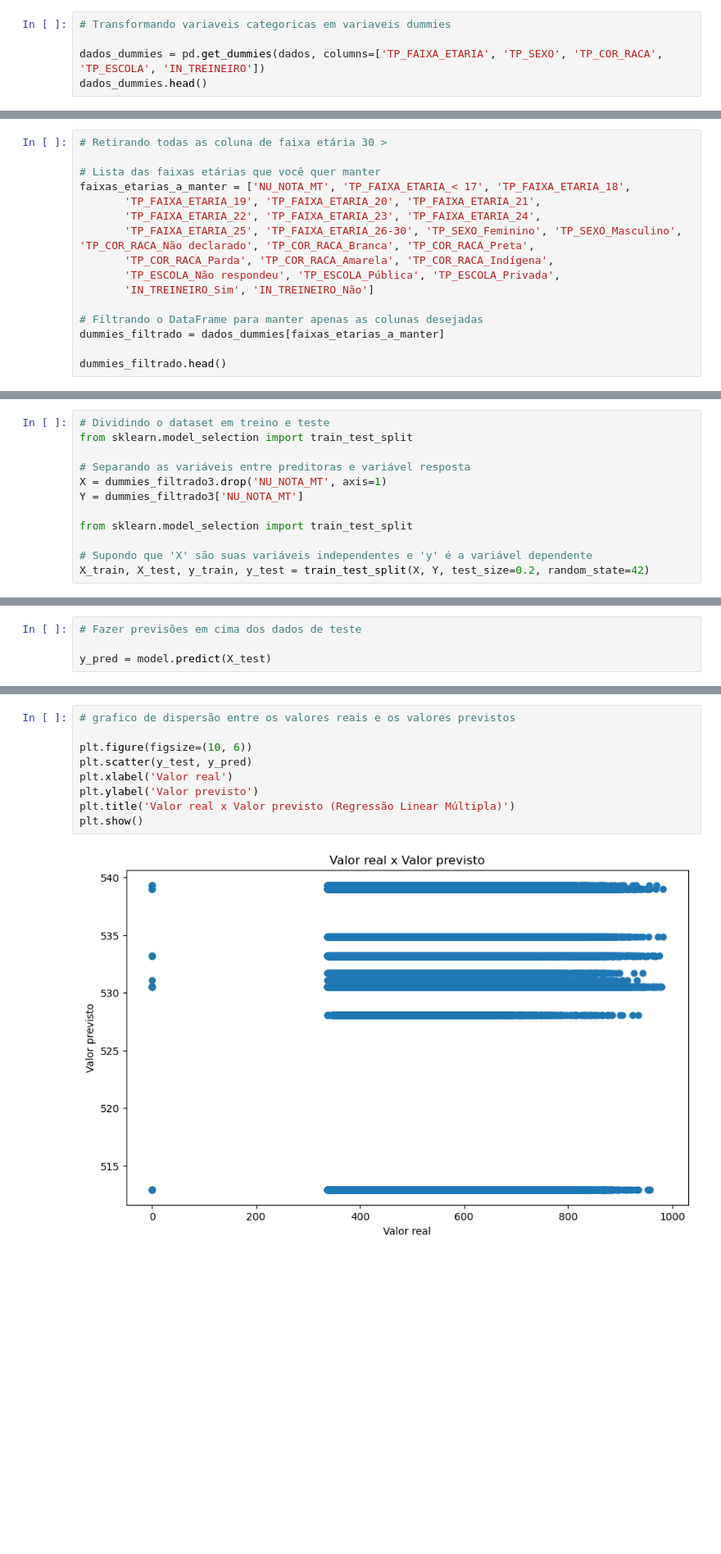
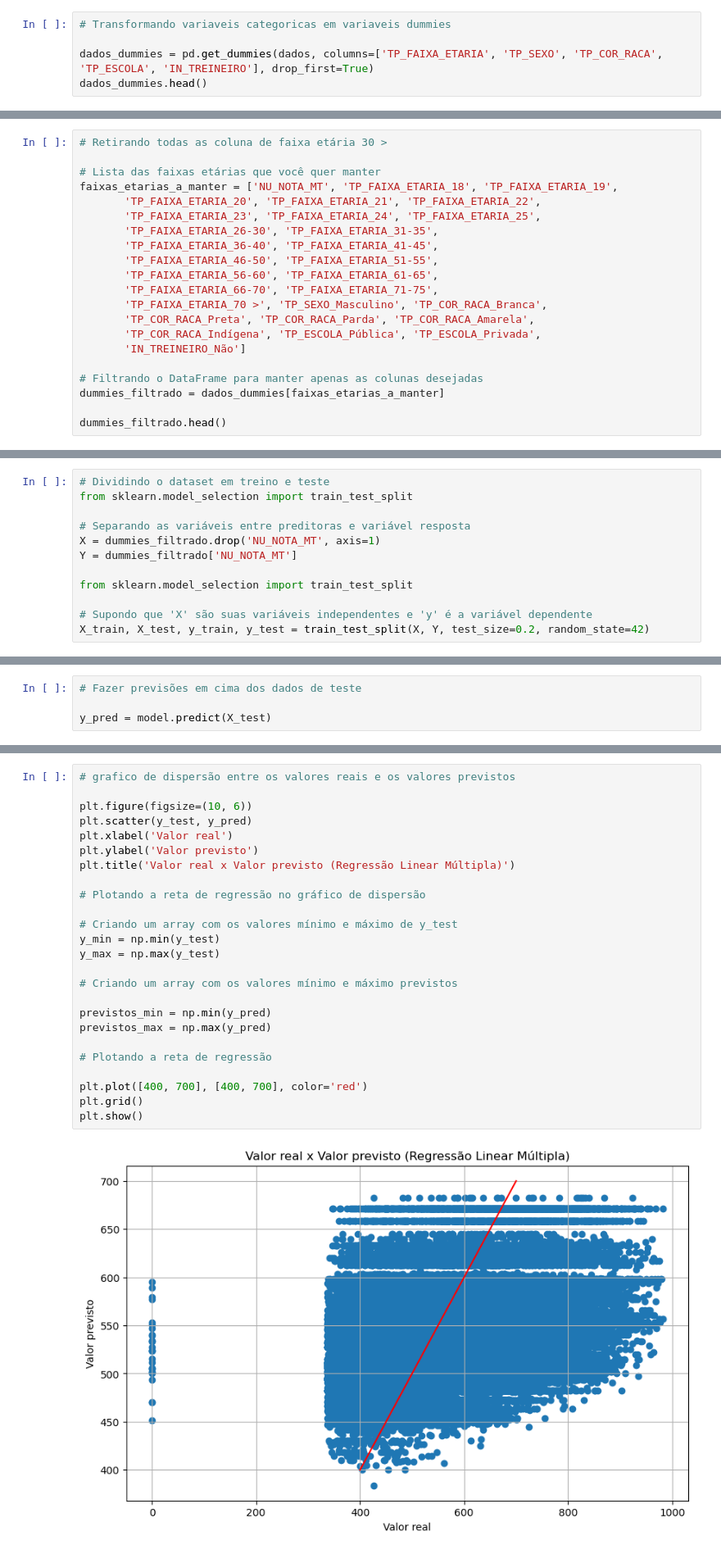
Before and after one commit to MateusMarinheiro18/Projeto-2-Ciencia-dos-Dados, a Jupyter notebook: principal.ipynb, the cells around one changed output, grey strips where cells are left out. Shown: that part at 82% size. Cells and saved outputs as stored; diff of their text form; blank space fills up the shorter version.

```diff
--- a/principal.ipynb
+++ b/principal.ipynb
@@ -320,6 +320,6 @@ def regress(Y,X):
 # %%
 # Transformando variaveis categoricas em variaveis dummies
 
-dados_dummies = pd.get_dummies(dados, columns=['TP_FAIXA_ETARIA', 'TP_SEXO', 'TP_COR_RACA', 'TP_ESCOLA', 'IN_TREINEIRO'])
+dados_dummies = pd.get_dummies(dados, columns=['TP_FAIXA_ETARIA', 'TP_SEXO', 'TP_COR_RACA', 'TP_ESCOLA', 'IN_TREINEIRO'], drop_first=True)
 dados_dummies.head()
 # %% [output]
@@ -376,13 +375,18 @@ Index(['NU_NOTA_MT', 'TP_FAIXA_ETARIA_< 17', 'TP_FAIXA_ETARIA_18',
 # Retirando todas as coluna de faixa etária 30 >
 
 # Lista das faixas etárias que você quer manter
-faixas_etarias_a_manter = ['NU_NOTA_MT', 'TP_FAIXA_ETARIA_< 17', 'TP_FAIXA_ETARIA_18',
-       'TP_FAIXA_ETARIA_19', 'TP_FAIXA_ETARIA_20', 'TP_FAIXA_ETARIA_21',
-       'TP_FAIXA_ETARIA_22', 'TP_FAIXA_ETARIA_23', 'TP_FAIXA_ETARIA_24',
-       'TP_FAIXA_ETARIA_25', 'TP_FAIXA_ETARIA_26-30', 'TP_SEXO_Feminino', 'TP_SEXO_Masculino', 'TP_COR_RACA_Não declarado', 'TP_COR_RACA_Branca', 'TP_COR_RACA_Preta',
-       'TP_COR_RACA_Parda', 'TP_COR_RACA_Amarela', 'TP_COR_RACA_Indígena',
-       'TP_ESCOLA_Não respondeu', 'TP_ESCOLA_Pública', 'TP_ESCOLA_Privada',
-       'IN_TREINEIRO_Sim', 'IN_TREINEIRO_Não']
+faixas_etarias_a_manter = ['NU_NOTA_MT', 'TP_FAIXA_ETARIA_18', 'TP_FAIXA_ETARIA_19',
+       'TP_FAIXA_ETARIA_20', 'TP_FAIXA_ETARIA_21', 'TP_FAIXA_ETARIA_22',
+       'TP_FAIXA_ETARIA_23', 'TP_FAIXA_ETARIA_24', 'TP_FAIXA_ETARIA_25',
+       'TP_FAIXA_ETARIA_26-30', 'TP_FAIXA_ETARIA_31-35',
+       'TP_FAIXA_ETARIA_36-40', 'TP_FAIXA_ETARIA_41-45',
+       'TP_FAIXA_ETARIA_46-50', 'TP_FAIXA_ETARIA_51-55',
+       'TP_FAIXA_ETARIA_56-60', 'TP_FAIXA_ETARIA_61-65',
+       'TP_FAIXA_ETARIA_66-70', 'TP_FAIXA_ETARIA_71-75',
+       'TP_FAIXA_ETARIA_70 >', 'TP_SEXO_Masculino', 'TP_COR_RACA_Branca',
+       'TP_COR_RACA_Preta', 'TP_COR_RACA_Parda', 'TP_COR_RACA_Amarela',
+       'TP_COR_RACA_Indígena', 'TP_ESCOLA_Pública', 'TP_ESCOLA_Privada',
+       'IN_TREINEIRO_Não']
 
 # Filtrando o DataFrame para manter apenas as colunas desejadas
 dummies_filtrado = dados_dummies[faixas_etarias_a_manter]
@@ -585,8 +491,8 @@ Testando o Modelo
 from sklearn.model_selection import train_test_split
 
 # Separando as variáveis entre preditoras e variável resposta
-X = dummies_filtrado3.drop('NU_NOTA_MT', axis=1)
-Y = dummies_filtrado3['NU_NOTA_MT']
+X = dummies_filtrado.drop('NU_NOTA_MT', axis=1)
+Y = dummies_filtrado['NU_NOTA_MT']
 
 from sklearn.model_selection import train_test_split
 
@@ -627,14 +533,30 @@ RMSE: 113.5734
 # %%
 # grafico de dispersão entre os valores reais e os valores previstos
 
 plt.figure(figsize=(10, 6))
 plt.scatter(y_test, y_pred)
 plt.xlabel('Valor real')
 plt.ylabel('Valor previsto')
 plt.title('Valor real x Valor previsto (Regressão Linear Múltipla)')
+
+# Plotando a reta de regressão no gráfico de dispersão
+
+# Criando um array com os valores mínimo e máximo de y_test
+y_min = np.min(y_test)
+y_max = np.max(y_test)
+
+# Criando um array com os valores mínimo e máximo previstos
+
+previstos_min = np.min(y_pred)
+previstos_max = np.max(y_pred)
+
+# Plotando a reta de regressão
+
+plt.plot([400, 700], [400, 700], color='red')
+plt.grid()
 plt.show()
 # %% [output]
-[figure, old version]
+[figure, new version]
 # %% [markdown]
 #### - Random Forest
 # %% [markdown]
```
Also changed, not shown: parts of 16 cells of this notebook.
